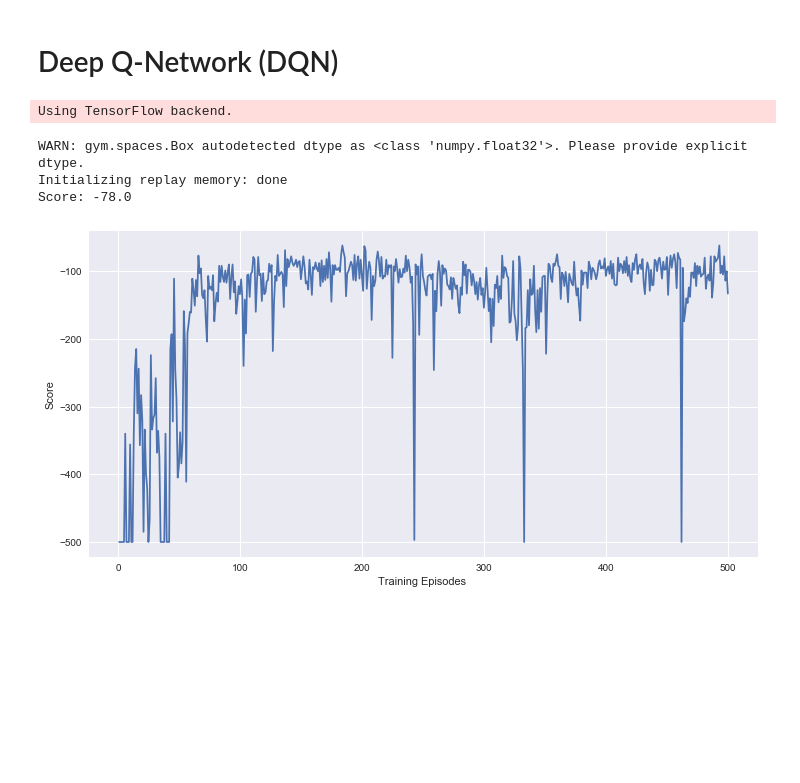
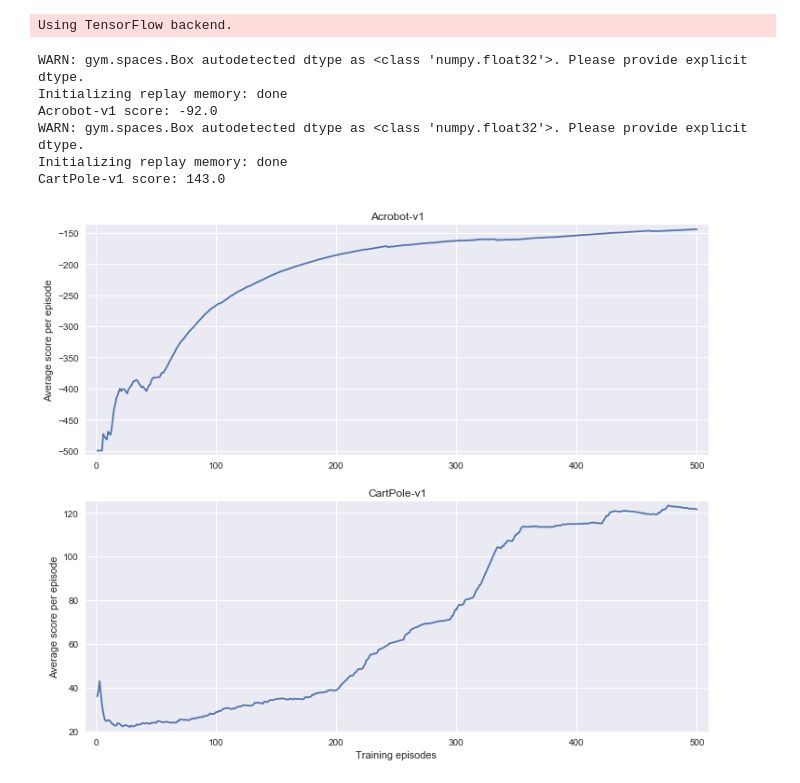
Before and after one commit to lincht/ML, a Jupyter notebook: dqn.ipynb, the cells around one changed output. Cells and saved outputs as stored; diff of their text form; code cells hidden in the pictures; blank space fills up the shorter version.

Commit message:
Add CartPole result and verbosity parameter

```diff
--- a/dqn.ipynb
+++ b/dqn.ipynb
@@ -1,5 +1,3 @@
-# %% [markdown]
-# Deep Q-Network (DQN)
 # %%
 import os
 import gym
@@ -216,16 +221,29 @@ class DQN(object):
-# %%
-dqn = DQN('Acrobot-v1')
-# dqn.learn()
-dqn.run()
-# %% [output]
-WARN: gym.spaces.Box autodetected dtype as <class 'numpy.float32'>. Please provide explicit dtype.
-Initializing replay memory: done
-Score: -78.0
-# %%
-plt.figure(figsize=(12, 6))
-plt.plot(range(1, len(dqn.scores)+1), dqn.scores)
-plt.xlabel('Training Episodes ')
-plt.ylabel('Score')
-plt.show()
-# %% [output]
-[figure, removed]
+# %%
+envs = ['Acrobot-v1', 'CartPole-v1']
+
+for env in envs:
+    dqn = DQN(env)
+    dqn.learn()
+    dqn.run()
+
+plt.figure(figsize=(12, 10))
+for i, env in enumerate(envs):
+    with open('./data/' + env + '_scores.pkl', 'rb') as f:
+        scores = pd.Series(pickle.load(f))
+        scores.index = scores.index + 1
+        avg_scores = scores.cumsum() / scores.index
+        plt.subplot(len(envs), 1, i+1)
+        avg_scores.plot()
+        plt.margins(0.02)
+        plt.ylabel('Average score per episode')
+        plt.title(env)
+plt.xlabel('Training episodes ')
+plt.show()
+# %% [output]
+WARN: gym.spaces.Box autodetected dtype as <class 'numpy.float32'>. Please provide explicit dtype.
+Initializing replay memory: done
+Acrobot-v1 score: -92.0
+WARN: gym.spaces.Box autodetected dtype as <class 'numpy.float32'>. Please provide explicit dtype.
+Initializing replay memory: done
+CartPole-v1 score: 143.0
+[figure, added]
```
Also changed, not shown: parts of 2 cells of this notebook.
